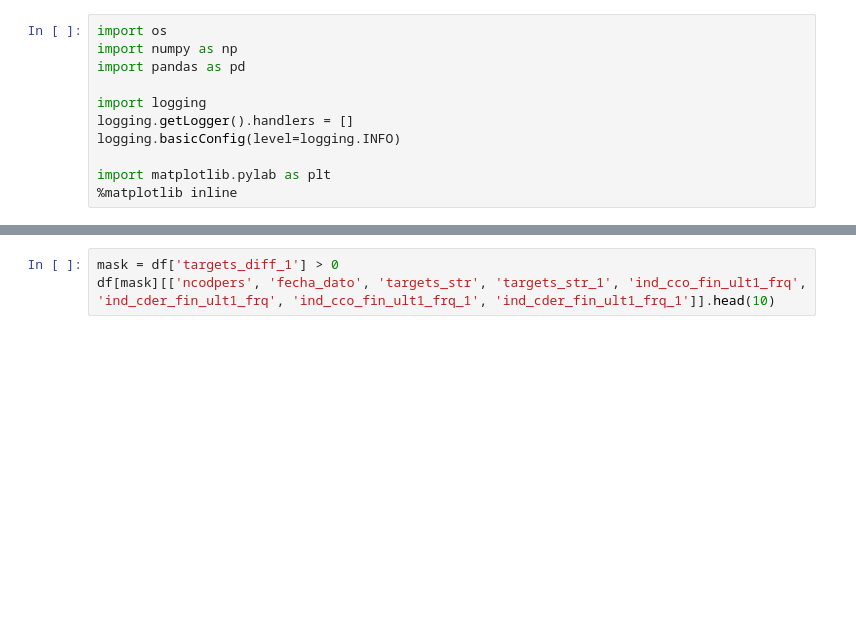
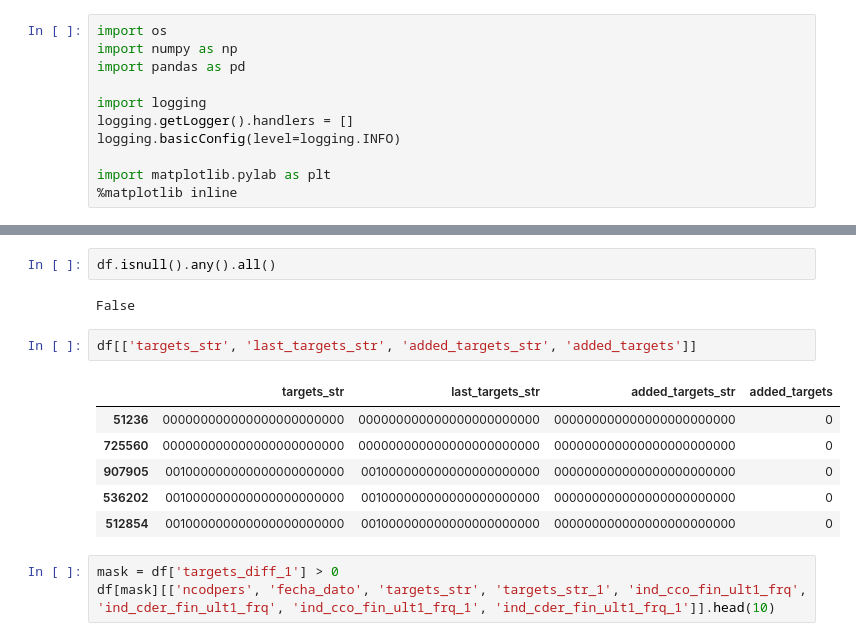
Before and after one commit to vfdev-5/SPR, a Jupyter notebook: trees/trees_and_NN_predictions_CV_2.ipynb, the cells around one changed output, grey strips where cells are left out. Drawn from its saved outputs; the diff is of its cells as text; blank space fills up the shorter version.

```diff
--- a/trees/trees_and_NN_predictions_CV_2.ipynb
+++ b/trees/trees_and_NN_predictions_CV_2.ipynb
@@ -37,3 +49,16 @@ df.shape
+# %%
+df.isnull().any().all()
+# %% [output]
+False
+# %%
+df[['targets_str', 'last_targets_str', 'added_targets_str', 'added_targets']]
+# %% [output]
+|  | targets_str | last_targets_str | added_targets_str | added_targets |
+| 51236 | 000000000000000000000000 | 000000000000000000000000 | 000000000000000000000000 | 0 |
+| 725560 | 000000000000000000000000 | 000000000000000000000000 | 000000000000000000000000 | 0 |
+| 907905 | 001000000000000000000000 | 001000000000000000000000 | 000000000000000000000000 | 0 |
+| 536202 | 001000000000000000000000 | 001000000000000000000000 | 000000000000000000000000 | 0 |
+| 512854 | 001000000000000000000000 | 001000000000000000000000 | 000000000000000000000000 | 0 |
 # %%
 mask = df['targets_diff_1'] > 0
 df[mask][['ncodpers', 'fecha_dato', 'targets_str', 'targets_str_1', 'ind_cco_fin_ult1_frq', 'ind_cder_fin_ult1_frq', 'ind_cco_fin_ult1_frq_1', 'ind_cder_fin_ult1_frq_1']].head(10)
```
Also changed, not shown: parts of 6 cells of this notebook, 1 other file.
